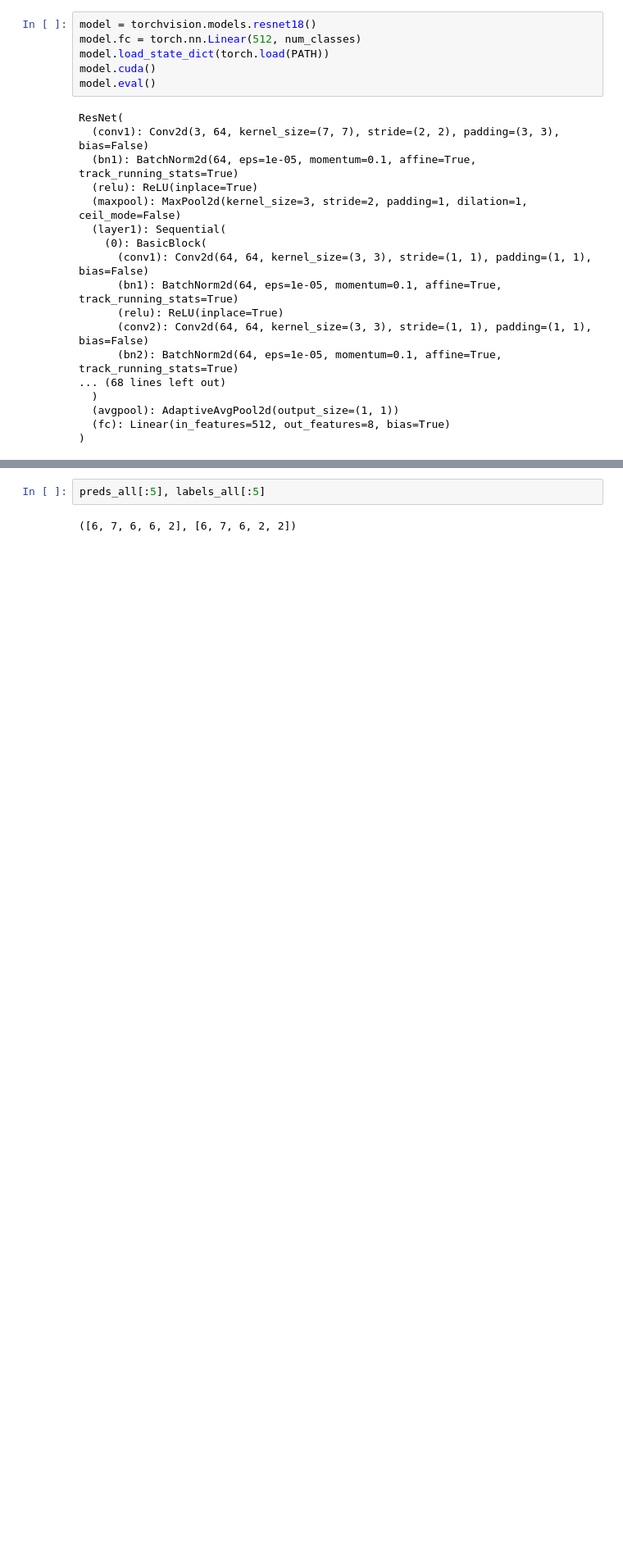
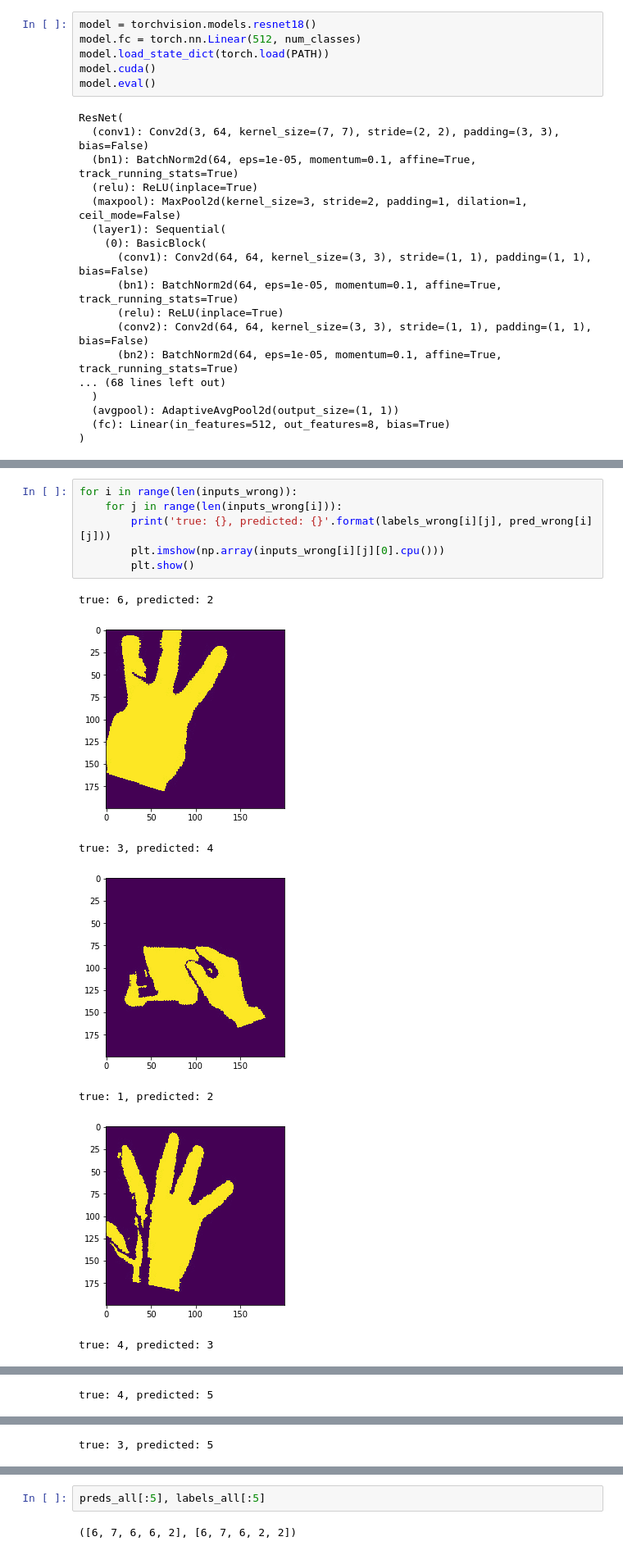
Before and after one commit to arthuremir/CVAuth, a Jupyter notebook: gestures/gesture_training.ipynb, the cells around one changed output, grey strips where cells are left out. Shown: that part at 82% size. Saved outputs shown, nothing was run; the diff lists cells and outputs as text; blank space fills up the shorter version.

```diff
--- a/gestures/gesture_training.ipynb
+++ b/gestures/gesture_training.ipynb
@@ -332,0 +305,14 @@ from sklearn.metrics import confusion_matrix
+# %%
+for i in range(len(inputs_wrong)):
+    for j in range(len(inputs_wrong[i])):
+        print('true: {}, predicted: {}'.format(labels_wrong[i][j], pred_wrong[i][j]))
+        plt.imshow(np.array(inputs_wrong[i][j][0].cpu()))
+        plt.show()
+# %% [output]
+true: 6, predicted: 2
+[figure, added]
+true: 3, predicted: 4
+[figure, added]
+true: 1, predicted: 2
+[figure, added]
+true: 4, predicted: 3
@@ -332,0 +320 @@ from sklearn.metrics import confusion_matrix
+true: 4, predicted: 5
@@ -332,0 +322 @@ from sklearn.metrics import confusion_matrix
+true: 3, predicted: 5
```
Also changed, not shown: parts of 29 cells of this notebook, 1 other file.
